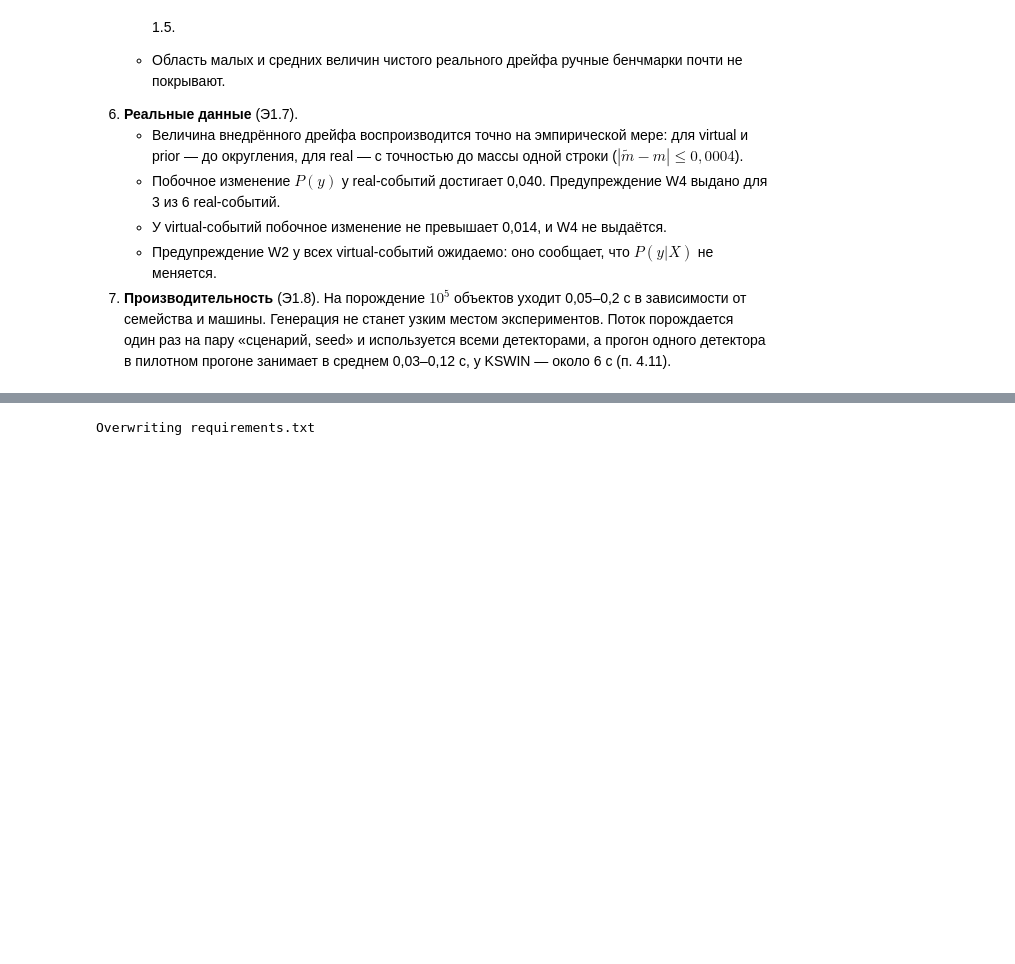
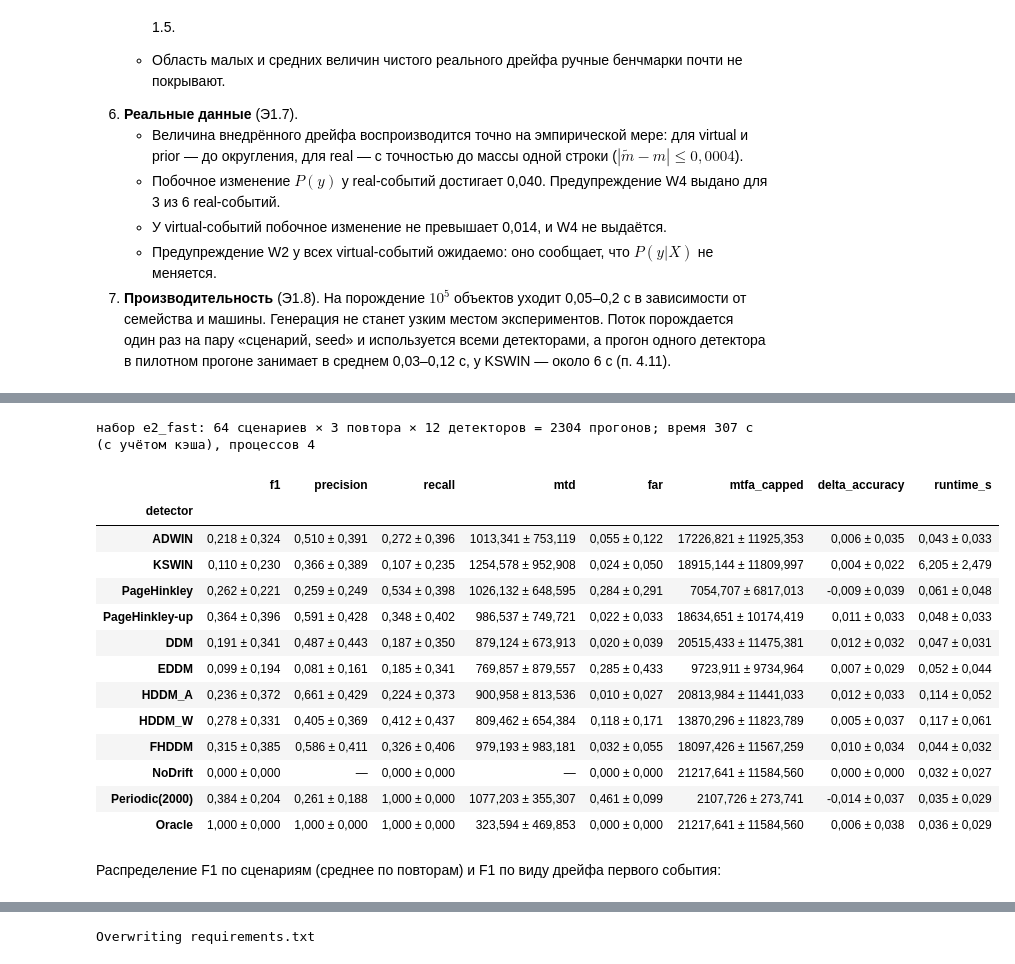
Before and after one commit to kolha733/Final-Project, a Jupyter notebook: vkr/VKR_Budaev_Garifzyanov.ipynb, the cells around one changed output, grey strips where cells are left out. Cells and saved outputs as stored; diff of their text form; code cells hidden in the pictures; blank space fills up the shorter version.

```diff
--- a/vkr/VKR_Budaev_Garifzyanov.ipynb
+++ b/vkr/VKR_Budaev_Garifzyanov.ipynb
@@ -9307,6 +9307,7 @@ __all__ = [
     "RunCache",
     "run_scenario",
     "run_benchmark",
+    "with_protocol",
 ]
 
 #: Версия формата и семантики прогона; при изменении раннера кэш становится недействительным.
@@ -9472,6 +9473,17 @@ def run_benchmark(
     else:
         results = Parallel(n_jobs=n_jobs)(delayed(task)(spec, seed) for spec, seed in tasks)
     return [run for chunk in results for run in chunk]
+
+
+def with_protocol(spec: ScenarioSpec, **updates: object) -> ScenarioSpec:
+    """Копия сценария с изменённым протоколом оценки (с проверкой значений).
+
+    ``model_copy(update=...)`` в pydantic значения не проверяет; здесь
+    протокол строится заново через ``model_validate``, поэтому, например,
+    строка ``"none"`` становится значением перечисления.
+    """
+    protocol = EvaluationSpec.model_validate({**spec.evaluation.model_dump(), **updates})
+    return spec.model_copy(update={"evaluation": protocol})
 # %% [output]
 Overwriting scendrift/evaluation/runner.py
 # %%
@@ -11095,0 +11133,44 @@ display(pd.DataFrame(claims, columns=["утверждение", "значени
+# %%
+import os
+
+from scendrift.evaluation.analysis import rank_agreement, scenario_level, spearman_table
+from scendrift.evaluation.runner import with_protocol
+
+N_JOBS = os.cpu_count() or 1
+CACHE = "results/cache"
+E2 = {"FAST": {"repeats": 3}, "FULL": {"repeats": 5}}[MODE]
+RIVER = list(DETECTORS)
+BASELINE_NAMES = ["NoDrift", "Periodic(2000)", "Oracle"]
+
+e2_specs = list(e2_suite.scenarios)
+start = time.perf_counter()
+e2_runs = run_benchmark(e2_specs, ALL_DETECTORS, repeats=E2["repeats"], n_jobs=N_JOBS,
+                        cache_dir=CACHE)
+e2 = runs_to_frame(e2_runs, e2_specs)
+e2.to_csv("results/e2_runs.csv", index=False)
+print(f"набор {e2_suite.name}: {len(e2_specs)} сценариев × {E2['repeats']} повтора × "
+      f"{len(ALL_DETECTORS)} детекторов = {len(e2_runs)} прогонов; "
+      f"время {time.perf_counter() - start:.0f} с (с учётом кэша), процессов {N_JOBS}")
+
+E2_METRICS = ["f1", "precision", "recall", "mtd", "far", "mtfa_capped", "delta_accuracy",
+              "runtime_s"]
+e2_summary = summary_table(e2, E2_METRICS, order=detector_order)
+display(format_table(e2_summary))
+# %% [output]
+набор e2_fast: 64 сценариев × 3 повтора × 12 детекторов = 2304 прогонов; время 307 с (с учётом кэша), процессов 4
+|  | f1 | precision | recall | mtd | far | mtfa_capped | delta_accuracy | runtime_s |
+| detector |  |  |  |  |  |  |  |  |
+| ADWIN | 0,218 ± 0,324 | 0,510 ± 0,391 | 0,272 ± 0,396 | 1013,341 ± 753,119 | 0,055 ± 0,122 | 17226,821 ± 11925,353 | 0,006 ± 0,035 | 0,043 ± 0,033 |
+| KSWIN | 0,110 ± 0,230 | 0,366 ± 0,389 | 0,107 ± 0,235 | 1254,578 ± 952,908 | 0,024 ± 0,050 | 18915,144 ± 11809,997 | 0,004 ± 0,022 | 6,205 ± 2,479 |
+| PageHinkley | 0,262 ± 0,221 | 0,259 ± 0,249 | 0,534 ± 0,398 | 1026,132 ± 648,595 | 0,284 ± 0,291 | 7054,707 ± 6817,013 | -0,009 ± 0,039 | 0,061 ± 0,048 |
+| PageHinkley-up | 0,364 ± 0,396 | 0,591 ± 0,428 | 0,348 ± 0,402 | 986,537 ± 749,721 | 0,022 ± 0,033 | 18634,651 ± 10174,419 | 0,011 ± 0,033 | 0,048 ± 0,033 |
+| DDM | 0,191 ± 0,341 | 0,487 ± 0,443 | 0,187 ± 0,350 | 879,124 ± 673,913 | 0,020 ± 0,039 | 20515,433 ± 11475,381 | 0,012 ± 0,032 | 0,047 ± 0,031 |
+| EDDM | 0,099 ± 0,194 | 0,081 ± 0,161 | 0,185 ± 0,341 | 769,857 ± 879,557 | 0,285 ± 0,433 | 9723,911 ± 9734,964 | 0,007 ± 0,029 | 0,052 ± 0,044 |
+| HDDM_A | 0,236 ± 0,372 | 0,661 ± 0,429 | 0,224 ± 0,373 | 900,958 ± 813,536 | 0,010 ± 0,027 | 20813,984 ± 11441,033 | 0,012 ± 0,033 | 0,114 ± 0,052 |
+| HDDM_W | 0,278 ± 0,331 | 0,405 ± 0,369 | 0,412 ± 0,437 | 809,462 ± 654,384 | 0,118 ± 0,171 | 13870,296 ± 11823,789 | 0,005 ± 0,037 | 0,117 ± 0,061 |
+| FHDDM | 0,315 ± 0,385 | 0,586 ± 0,411 | 0,326 ± 0,406 | 979,193 ± 983,181 | 0,032 ± 0,055 | 18097,426 ± 11567,259 | 0,010 ± 0,034 | 0,044 ± 0,032 |
+| NoDrift | 0,000 ± 0,000 | — | 0,000 ± 0,000 | — | 0,000 ± 0,000 | 21217,641 ± 11584,560 | 0,000 ± 0,000 | 0,032 ± 0,027 |
+| Periodic(2000) | 0,384 ± 0,204 | 0,261 ± 0,188 | 1,000 ± 0,000 | 1077,203 ± 355,307 | 0,461 ± 0,099 | 2107,726 ± 273,741 | -0,014 ± 0,037 | 0,035 ± 0,029 |
+| Oracle | 1,000 ± 0,000 | 1,000 ± 0,000 | 1,000 ± 0,000 | 323,594 ± 469,853 | 0,000 ± 0,000 | 21217,641 ± 11584,560 | 0,006 ± 0,038 | 0,036 ± 0,029 |
+# %% [markdown]
+Распределение F1 по сценариям (среднее по повторам) и F1 по виду дрейфа первого события:
```
Also changed, not shown: parts of 54 cells of this notebook, 45 other files.
